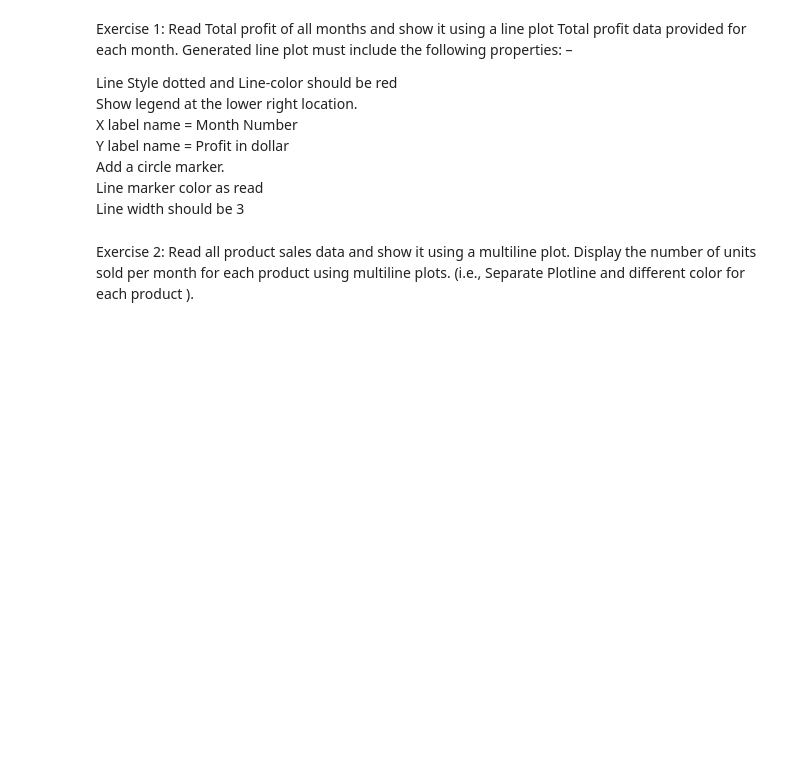
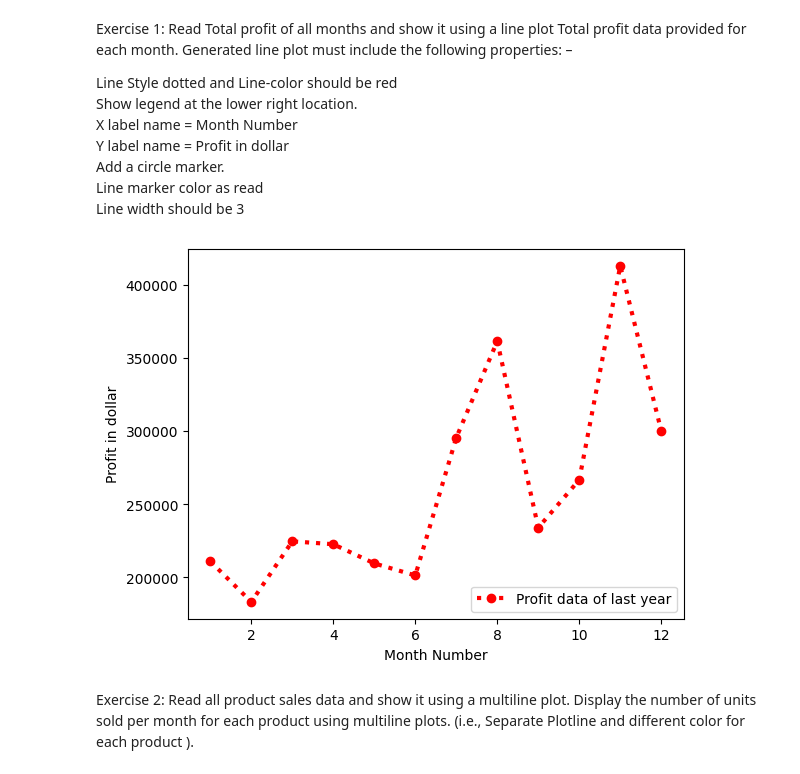
Before and after one commit to Aakritic28/Speech-Emotion-Recognition-SoC, a Jupyter notebook: week1/Matplotlib_and_pandas.ipynb, the cells around one changed output. Cells and saved outputs as stored; diff of their text form; code cells hidden in the pictures; blank space fills up the shorter version.

```diff
--- a/week1/Matplotlib_and_pandas.ipynb
+++ b/week1/Matplotlib_and_pandas.ipynb
@@ -22,3 +23,13 @@ Line width should be 3
+# %%
+#code here
+df = pd.read_csv('./company_sales_data.csv')
+plt.plot(df['month_number'], df['total_profit'], 'o:r' , lw = 3, label = 'Profit data of last year')
+plt.legend(loc = 'lower right')
+plt.xlabel('Month Number')
+plt.ylabel('Profit in dollar')
+plt.show()
+# %% [output]
+[figure, added]
 # %% [markdown]
 Exercise 2: Read all product sales data and show it  using a multiline plot.
  Display the number of units sold per month for each product using multiline plots. (i.e., Separate Plotline and different color for each product ).
```
Also changed, not shown: parts of 6 cells of this notebook, 2 other files.
